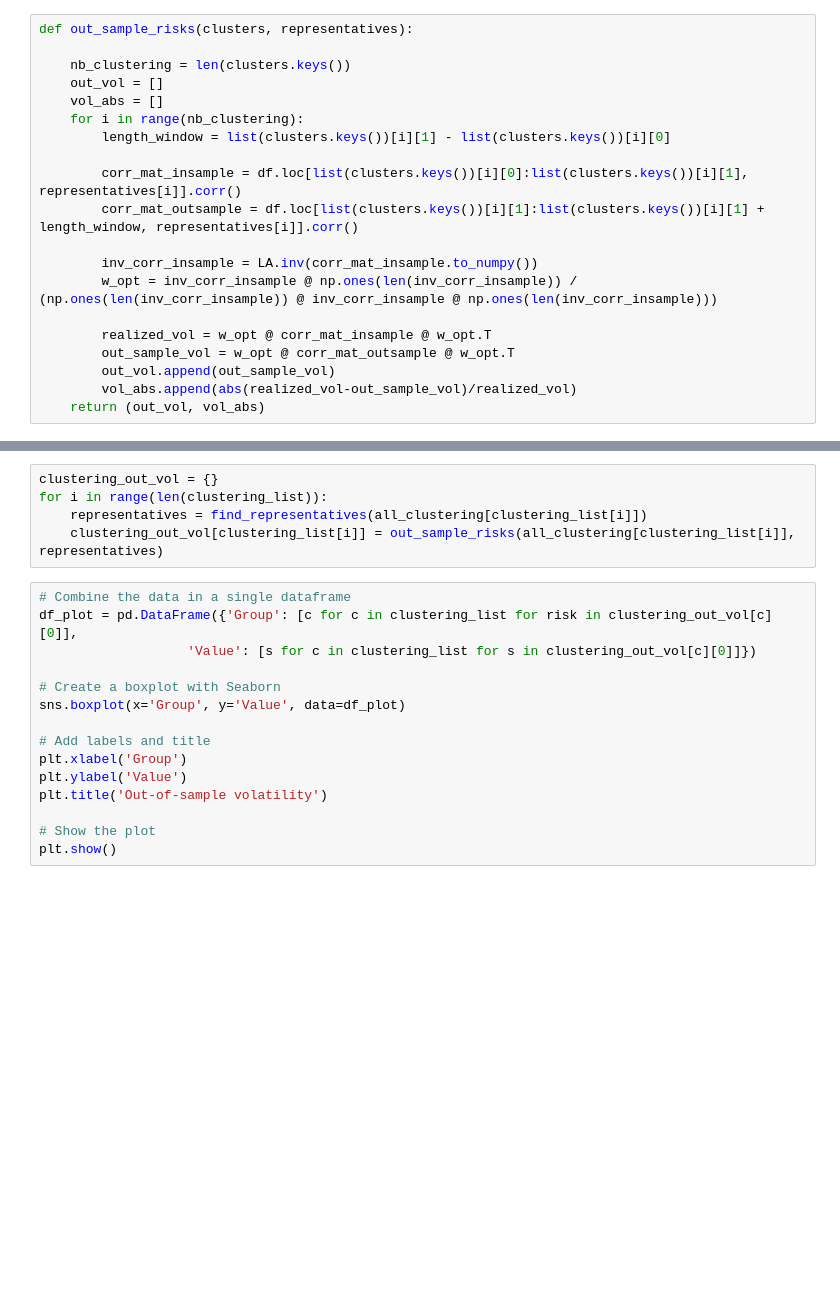
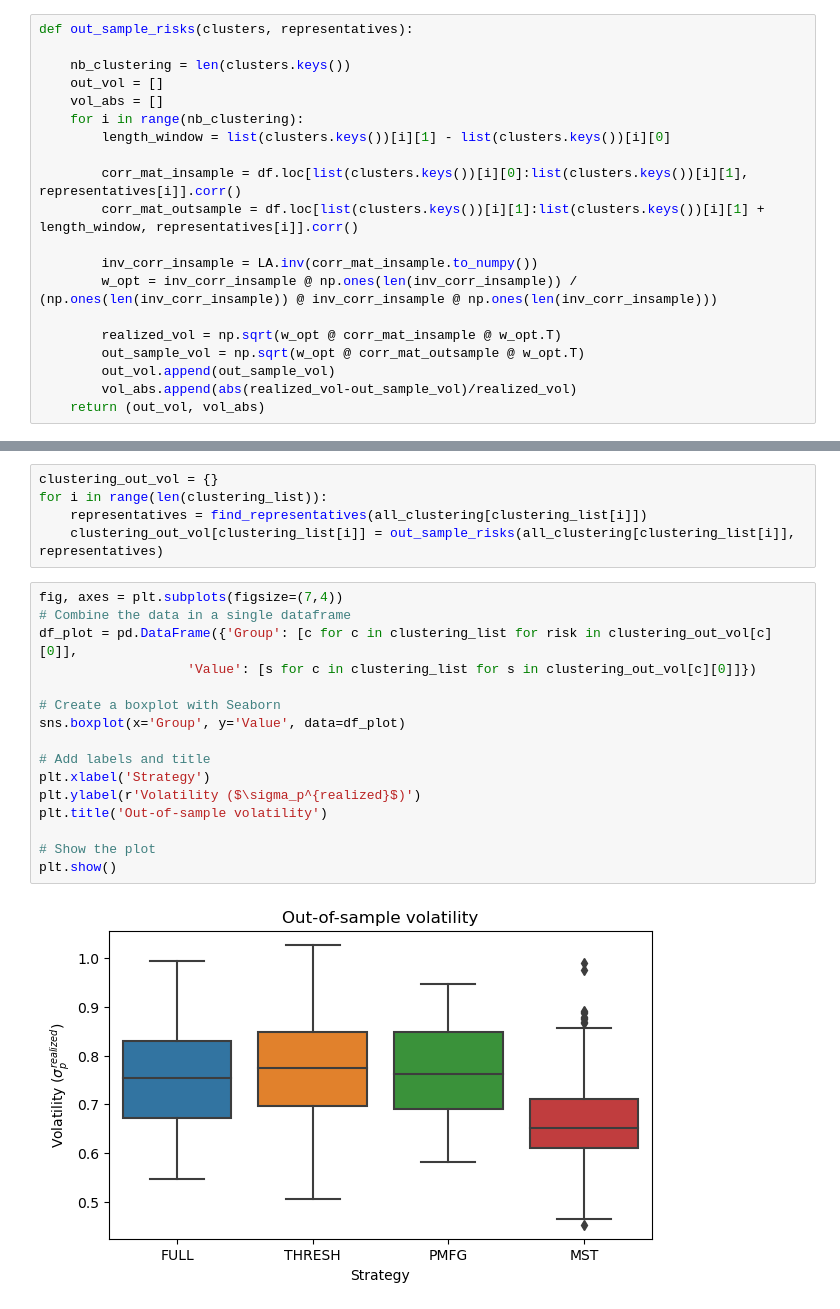
Before and after one commit to dioday45/FIN-525-Project, a Jupyter notebook: notebooks/Analysis of the clusters.ipynb, the cells around one changed output, grey strips where cells are left out. Cells and saved outputs as stored; diff of their text form; blank space fills up the shorter version.

```diff
--- a/notebooks/Analysis of the clusters.ipynb
+++ b/notebooks/Analysis of the clusters.ipynb
@@ -145,8 +149,8 @@ def out_sample_risks(clusters, representatives):
         inv_corr_insample = LA.inv(corr_mat_insample.to_numpy())
         w_opt = inv_corr_insample @ np.ones(len(inv_corr_insample)) / (np.ones(len(inv_corr_insample)) @ inv_corr_insample @ np.ones(len(inv_corr_insample)))
 
-        realized_vol = w_opt @ corr_mat_insample @ w_opt.T
-        out_sample_vol = w_opt @ corr_mat_outsample @ w_opt.T
+        realized_vol = np.sqrt(w_opt @ corr_mat_insample @ w_opt.T)
+        out_sample_vol = np.sqrt(w_opt @ corr_mat_outsample @ w_opt.T)
         out_vol.append(out_sample_vol)
         vol_abs.append(abs(realized_vol-out_sample_vol)/realized_vol)
     return (out_vol, vol_abs)
@@ -158,17 +162,20 @@ for i in range(len(clustering_list)):
     representatives = find_representatives(all_clustering[clustering_list[i]])
     clustering_out_vol[clustering_list[i]] = out_sample_risks(all_clustering[clustering_list[i]], representatives)
 # %%
+fig, axes = plt.subplots(figsize=(7,4))
 # Combine the data in a single dataframe
 df_plot = pd.DataFrame({'Group': [c for c in clustering_list for risk in clustering_out_vol[c][0]],
                    'Value': [s for c in clustering_list for s in clustering_out_vol[c][0]]})
 
 # Create a boxplot with Seaborn
 sns.boxplot(x='Group', y='Value', data=df_plot)
 
 # Add labels and title
-plt.xlabel('Group')
-plt.ylabel('Value')
+plt.xlabel('Strategy')
+plt.ylabel(r'Volatility ($\sigma_p^{realized}$)')
 plt.title('Out-of-sample volatility')
 
 # Show the plot
 plt.show()
+# %% [output]
+[figure, added]
```
Also changed, not shown: parts of 8 cells of this notebook, 1 other file.
